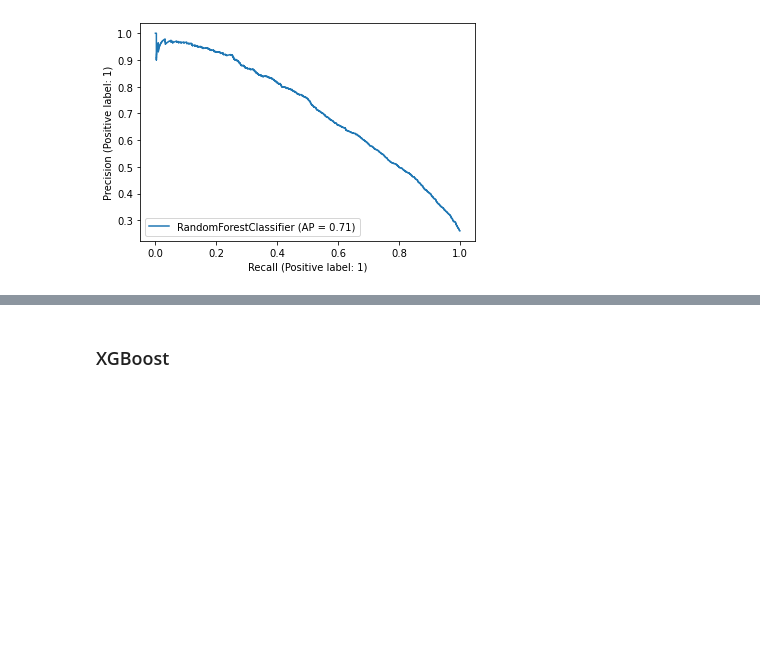
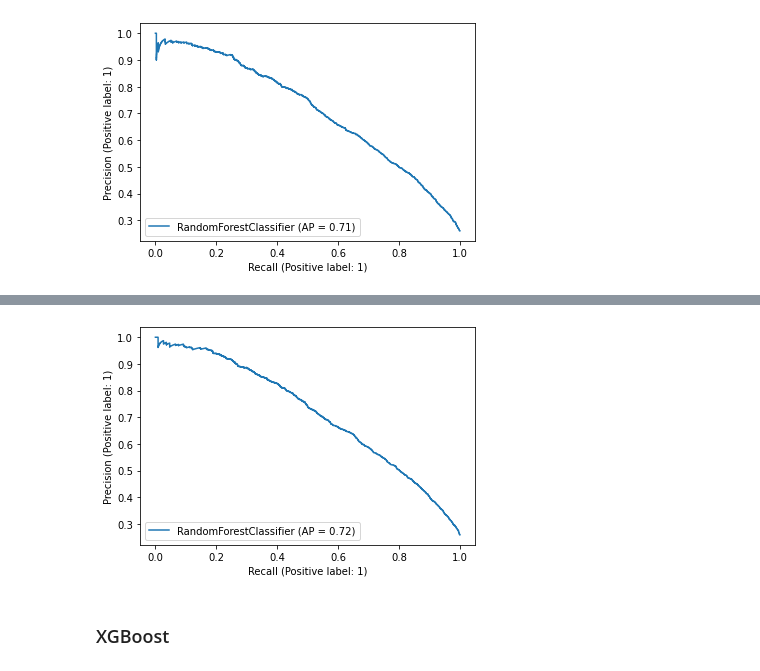
Before and after one commit to albertodiazr/TFM_churn, a Jupyter notebook: notebooks/03.MVP_Target_Encoding.ipynb, the cells around one changed output, grey strips where cells are left out. Cells and saved outputs as stored; diff of their text form; code cells hidden in the pictures; blank space fills up the shorter version.

```diff
--- a/notebooks/03.MVP_Target_Encoding.ipynb
+++ b/notebooks/03.MVP_Target_Encoding.ipynb
@@ -541,3 +621,7 @@ plot_precision_recall_curve(rfc, X_test, y_test);
+# %%
+plot_precision_recall_curve(rfc_2, X_test, y_test);
+# %% [output]
+[figure, added]
 # %% [markdown]
 ### XGBoost
 # %%
```
Also changed, not shown: parts of 15 cells of this notebook, 1 other file.
